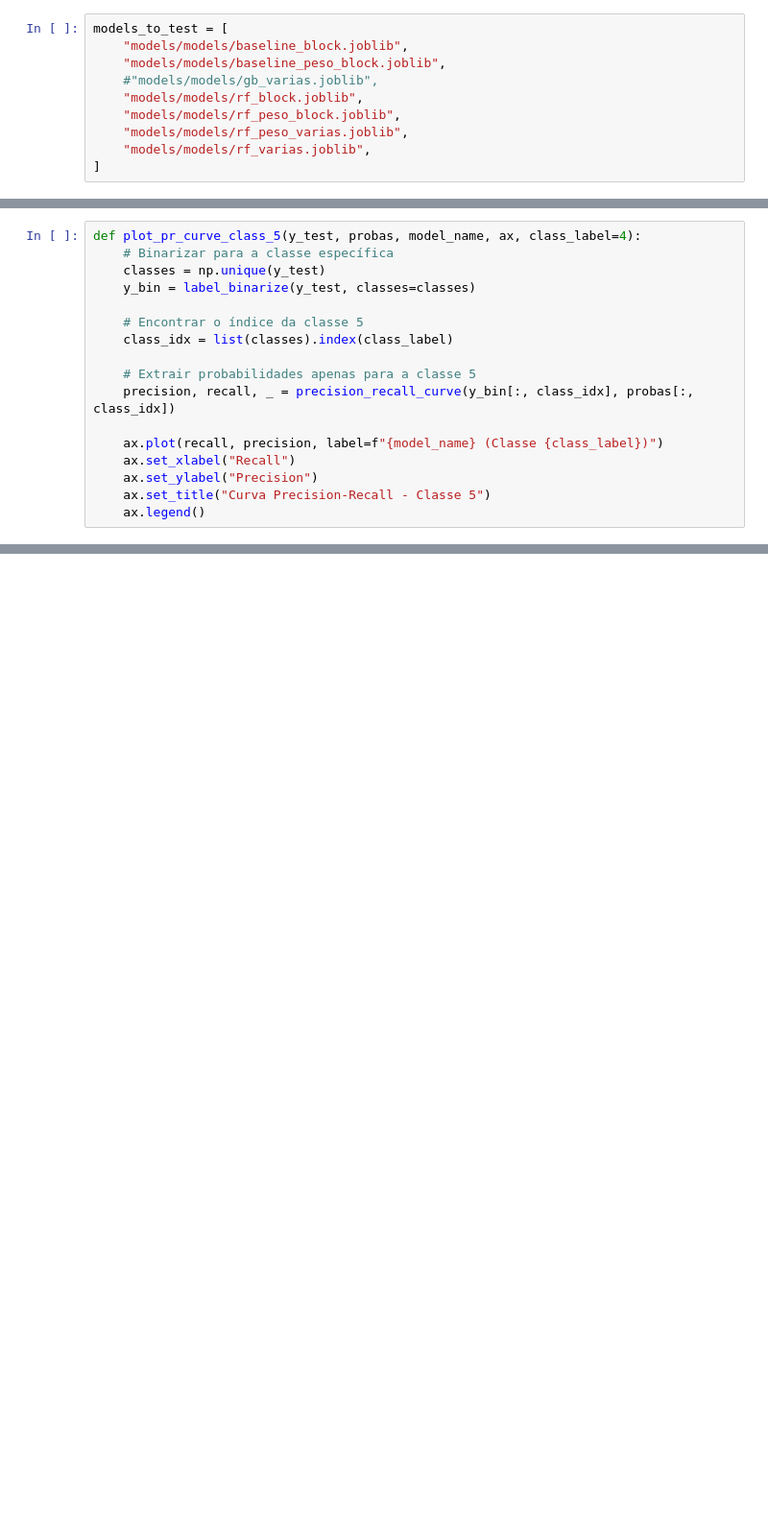
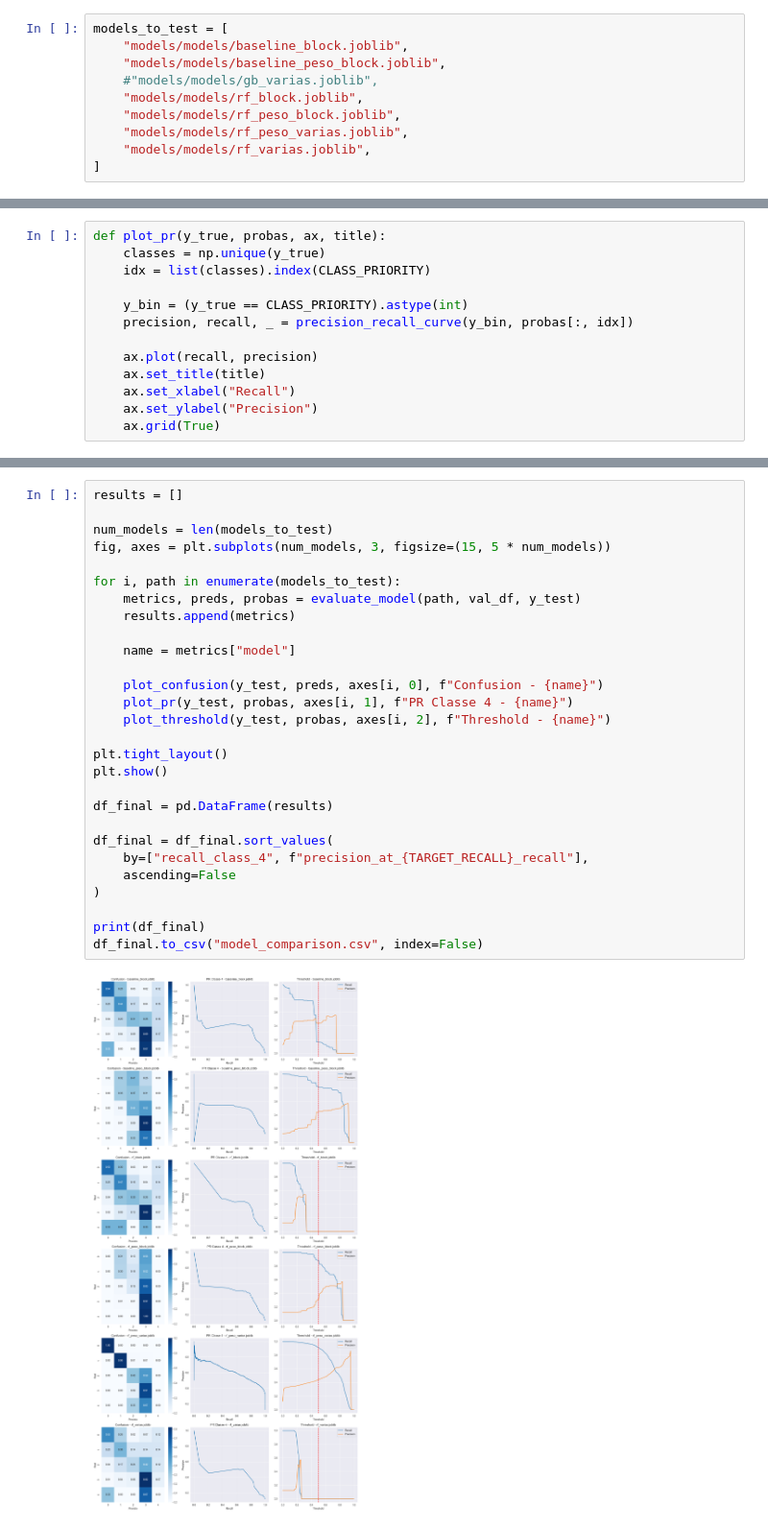
Before and after one commit to biammartins05-sketch/Triagem, a Jupyter notebook: data quality/testagem_modelos_block.ipynb, the cells around one changed output, grey strips where cells are left out. Shown at 96% size. Cells and saved outputs as stored; diff of their text form; blank space fills up the shorter version.

```diff
--- a/data quality/testagem_modelos_block.ipynb
+++ b/data quality/testagem_modelos_block.ipynb
@@ -75,20 +53,16 @@ def plot_cm_normalized(y, preds, name, ax):
     ax.set_xlabel("Previsto")
     ax.set_ylabel("Real")
 # %%
-def plot_pr_curve_class_5(y_test, probas, model_name, ax, class_label=4):
-    # Binarizar para a classe específica
-    classes = np.unique(y_test)
-    y_bin = label_binarize(y_test, classes=classes)
+def plot_pr(y_true, probas, ax, title):
+    classes = np.unique(y_true)
+    idx = list(classes).index(CLASS_PRIORITY)
 
-    # Encontrar o índice da classe 5
-    class_idx = list(classes).index(class_label)
+    y_bin = (y_true == CLASS_PRIORITY).astype(int)
+    precision, recall, _ = precision_recall_curve(y_bin, probas[:, idx])
 
-    # Extrair probabilidades apenas para a classe 5
-    precision, recall, _ = precision_recall_curve(y_bin[:, class_idx], probas[:, class_idx])
-
-    ax.plot(recall, precision, label=f"{model_name} (Classe {class_label})")
+    ax.plot(recall, precision)
+    ax.set_title(title)
     ax.set_xlabel("Recall")
     ax.set_ylabel("Precision")
-    ax.set_title("Curva Precision-Recall - Classe 5")
-    ax.legend()
+    ax.grid(True)
 # %%
@@ -271,0 +131,30 @@ plt.show()
+# %%
+results = []
+
+num_models = len(models_to_test)
+fig, axes = plt.subplots(num_models, 3, figsize=(15, 5 * num_models))
+
+for i, path in enumerate(models_to_test):
+    metrics, preds, probas = evaluate_model(path, val_df, y_test)
+    results.append(metrics)
+
+    name = metrics["model"]
+
+    plot_confusion(y_test, preds, axes[i, 0], f"Confusion - {name}")
+    plot_pr(y_test, probas, axes[i, 1], f"PR Classe 4 - {name}")
+    plot_threshold(y_test, probas, axes[i, 2], f"Threshold - {name}")
+
+plt.tight_layout()
+plt.show()
+
+df_final = pd.DataFrame(results)
+
+df_final = df_final.sort_values(
+    by=["recall_class_4", f"precision_at_{TARGET_RECALL}_recall"],
+    ascending=False
+)
+
+print(df_final)
+df_final.to_csv("model_comparison.csv", index=False)
+# %% [output]
+[figure, added]
```
Also changed, not shown: parts of 15 cells of this notebook, 1 other file.
